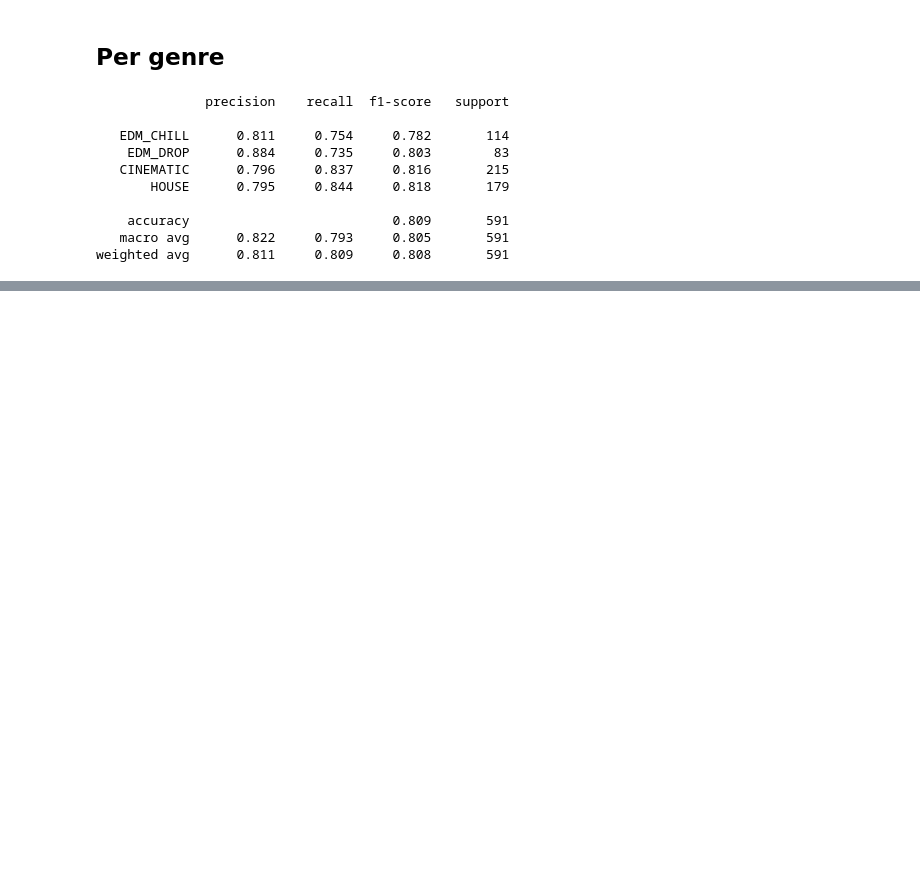
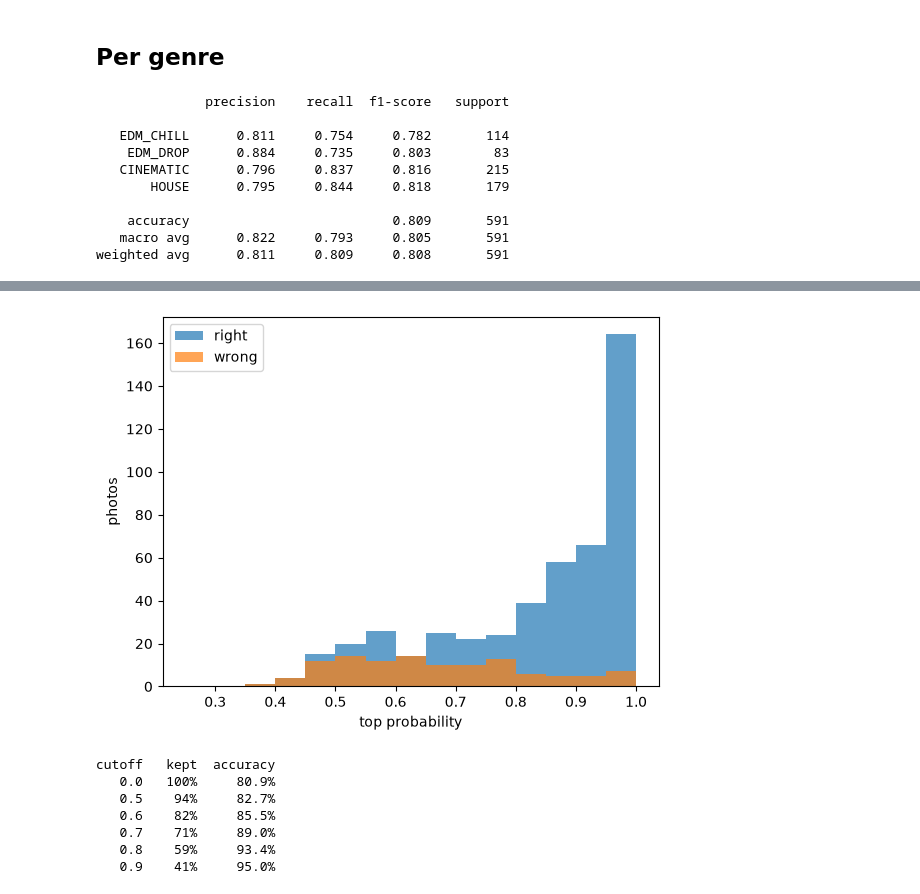
Before and after one commit to DakshK26/SoundCanvas, a Jupyter notebook: ml/evaluate.ipynb, the cells around one changed output, grey strips where cells are left out. Drawn from its saved outputs; the diff is of its cells as text; code cells hidden in the pictures; blank space fills up the shorter version.

```diff
--- a/ml/evaluate.ipynb
+++ b/ml/evaluate.ipynb
@@ -92,0 +169,24 @@ plt.show()
+# %%
+right = predicted == y_eval
+bins = np.linspace(0.25, 1, 16)  # 0.25 is the lowest a top probability out of 4 genres can be
+plt.hist(confidence[right], bins=bins, alpha=0.7, label="right")
+plt.hist(confidence[~right], bins=bins, alpha=0.7, label="wrong")
+plt.xlabel("top probability")
+plt.ylabel("photos")
+plt.legend()
+plt.show()
+
+# Accuracy on only the photos the model is at least this sure about, and how many photos that keeps.
+print(f"{'cutoff':>6} {'kept':>6} {'accuracy':>9}")
+for cutoff in [0.0, 0.5, 0.6, 0.7, 0.8, 0.9]:
+    kept = confidence >= cutoff
+    print(f"{cutoff:>6.1f} {kept.mean():>6.0%} {right[kept].mean():>9.1%}")
+# %% [output]
+[figure, added]
+cutoff   kept  accuracy
+   0.0   100%     80.9%
+   0.5    94%     82.7%
+   0.6    82%     85.5%
+   0.7    71%     89.0%
+   0.8    59%     93.4%
+   0.9    41%     95.0%
```
Also changed, not shown: parts of 23 cells of this notebook, 1 other file.
